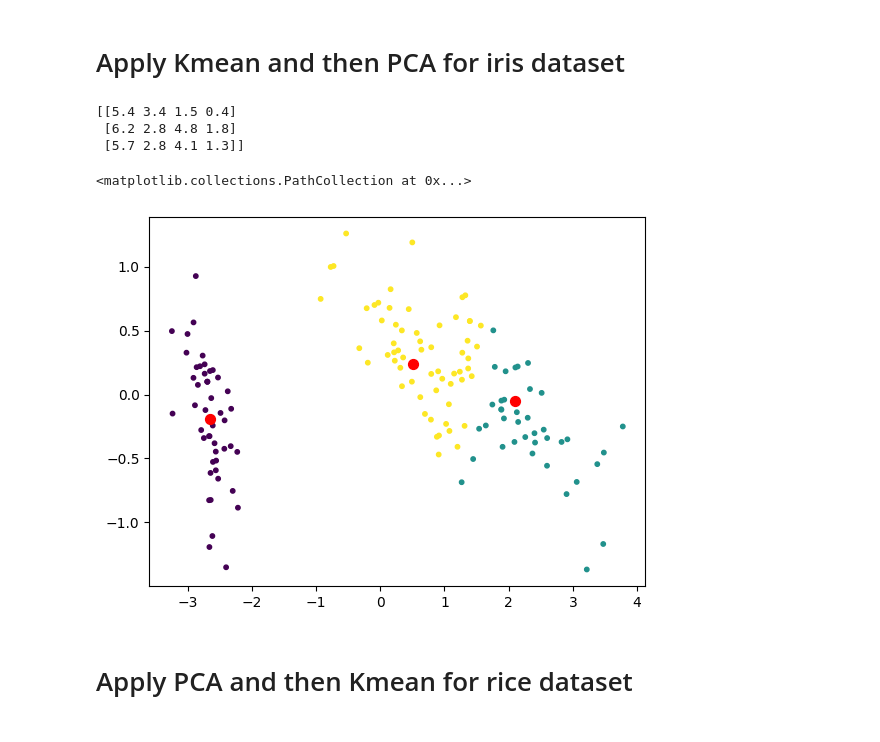
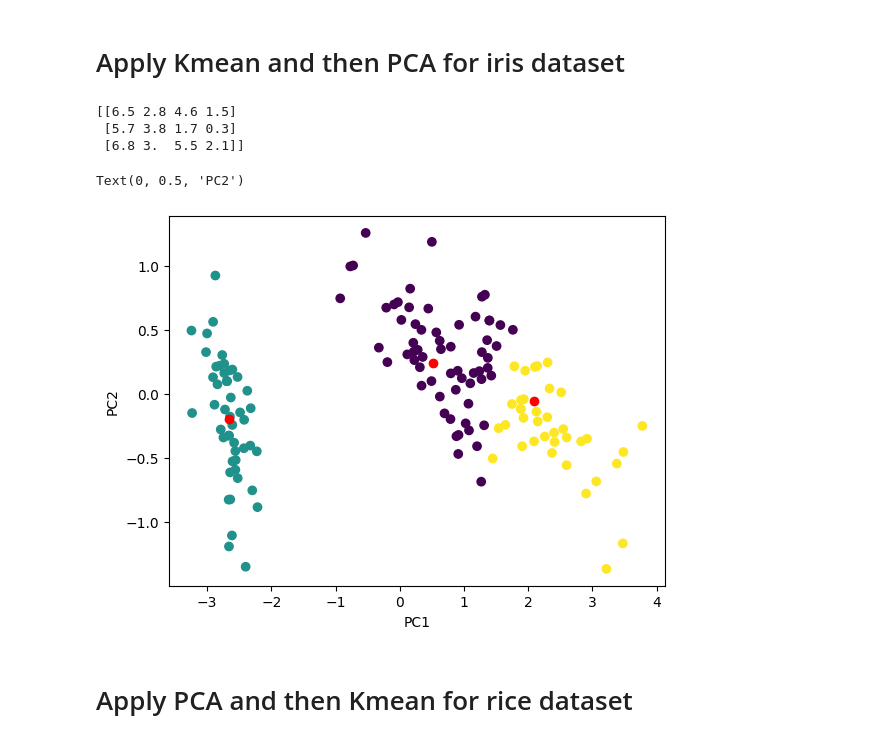
Before and after one commit to tung-ngt/ml2, a Jupyter notebook: labwork2/k-mean.ipynb, the cells around one changed output. Saved outputs shown, nothing was run; the diff lists cells and outputs as text; code cells hidden in the pictures.

```diff
--- a/labwork2/k-mean.ipynb
+++ b/labwork2/k-mean.ipynb
@@ -155,17 +157,19 @@ X = pd.read_csv("./iris/iris.data")
 X.columns = ['sepal_length', 'sepal_width', 'petal_length', 'petal_width', 'class']
 X_data = X[['sepal_length', 'sepal_width', 'petal_length', 'petal_width']].values
 # %%
-labels, centers = kmean(X_data, 3, euclidean)
+labels, centers = kmean(X_data, 3, manhattan)
 pca = PCA(X[['sepal_length', 'sepal_width', 'petal_length', 'petal_width']] , X['class'])
 pca_data = pca.project(2)
-plt.scatter(pca_data.values[:,0], pca_data.values[:,1], c=labels, s=10)
-plt.scatter(pca_data.groupby("class").mean()["PC1"], pca_data.groupby("class").mean()["PC2"], c='red', s=50)
+plt.scatter(pca_data.values[:,0], pca_data.values[:,1], c=labels)
+plt.scatter(pca_data.groupby("class").mean()["PC1"], pca_data.groupby("class").mean()["PC2"], c='red')
+plt.xlabel("PC1")
+plt.ylabel("PC2")
 # %% [output]
-[[5.4 3.4 1.5 0.4]
- [6.2 2.8 4.8 1.8]
- [5.7 2.8 4.1 1.3]]
+[[6.5 2.8 4.6 1.5]
+ [5.7 3.8 1.7 0.3]
+ [6.8 3.  5.5 2.1]]
-<matplotlib.collections.PathCollection at 0x...>
+Text(0, 0.5, 'PC2')
-[figure, old version]
+[figure, new version]
 # %% [markdown]
 # Apply PCA and then Kmean for rice dataset
 # %%
```
Also changed, not shown: parts of 1 cell of this notebook, 1 other file.
